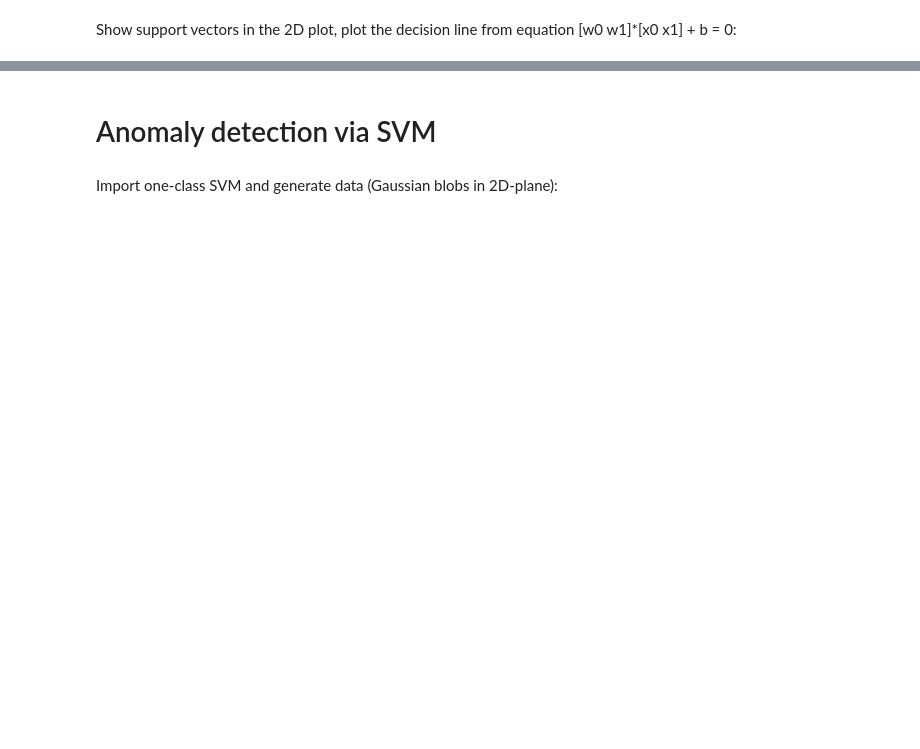
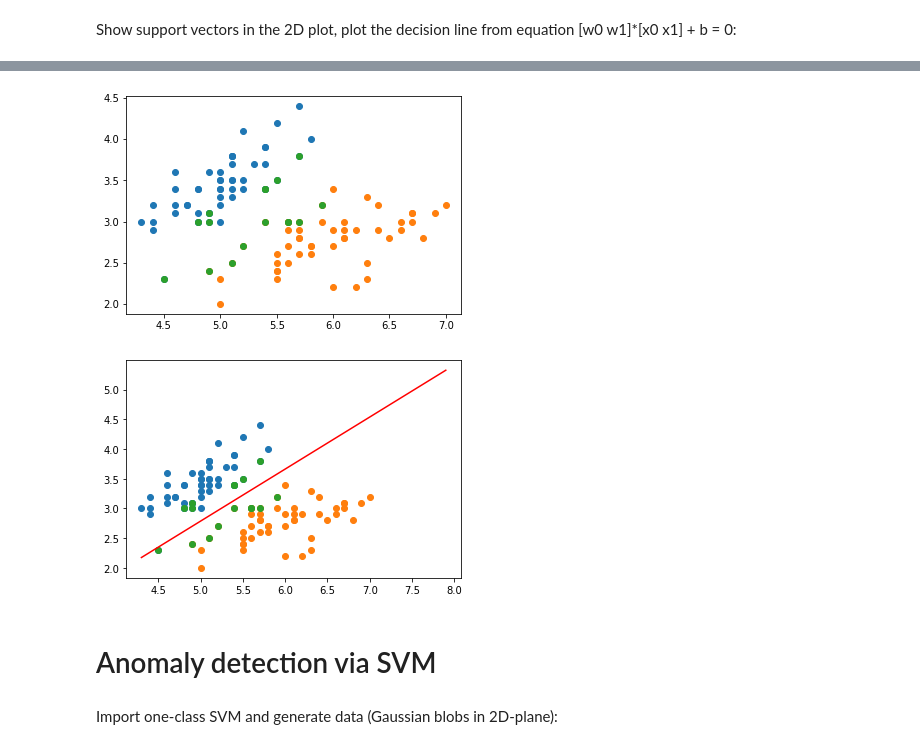
Before and after one commit to mkousal/MPA-MLF, a Jupyter notebook: Lab_3/SVM.ipynb, the cells around one changed output, grey strips where cells are left out. Cells and saved outputs as stored; diff of their text form; code cells hidden in the pictures; blank space fills up the shorter version.

```diff
--- a/Lab_3/SVM.ipynb
+++ b/Lab_3/SVM.ipynb
@@ -68,3 +79,30 @@ NameError: ignored
+# %%
+supvectors=SVMmodel.support_vectors_
+# Plot the support vectors here
+plt.figure()
+plt.scatter(x[y==0,0],x[y==0,1])
+plt.scatter(x[y==1,0],x[y==1,1])
+plt.scatter(supvectors[:,0], supvectors[:,1])
+plt.show()
+
+
+#Separating line coefficients:
+W=SVMmodel.coef_
+b=SVMmodel.intercept_
+
+import numpy as np
+x0 = np.linspace(min(X[:,0]),max(X[:,0]),100)
+x1 = (-b - np.multiply(W[0,0],x0))/W[0,1]
+
+plt.figure()
+plt.scatter(x[y==0,0],x[y==0,1])
+plt.scatter(x[y==1,0],x[y==1,1])
+plt.scatter(supvectors[:,0], supvectors[:,1])
+plt.plot(x0,x1, 'r')
+plt.show()
+# %% [output]
+[figure, added]
+[figure, added]
 # %% [markdown]
 # Anomaly detection via SVM
 # %% [markdown]
```
Also changed, not shown: parts of 9 cells of this notebook.
